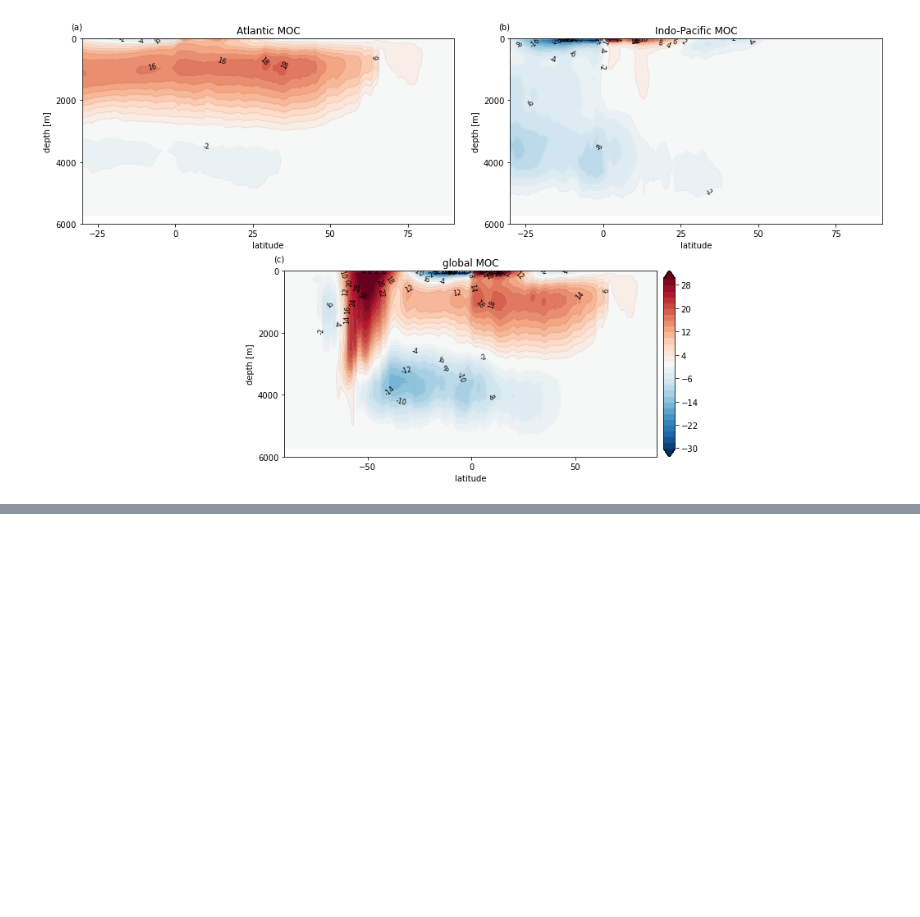
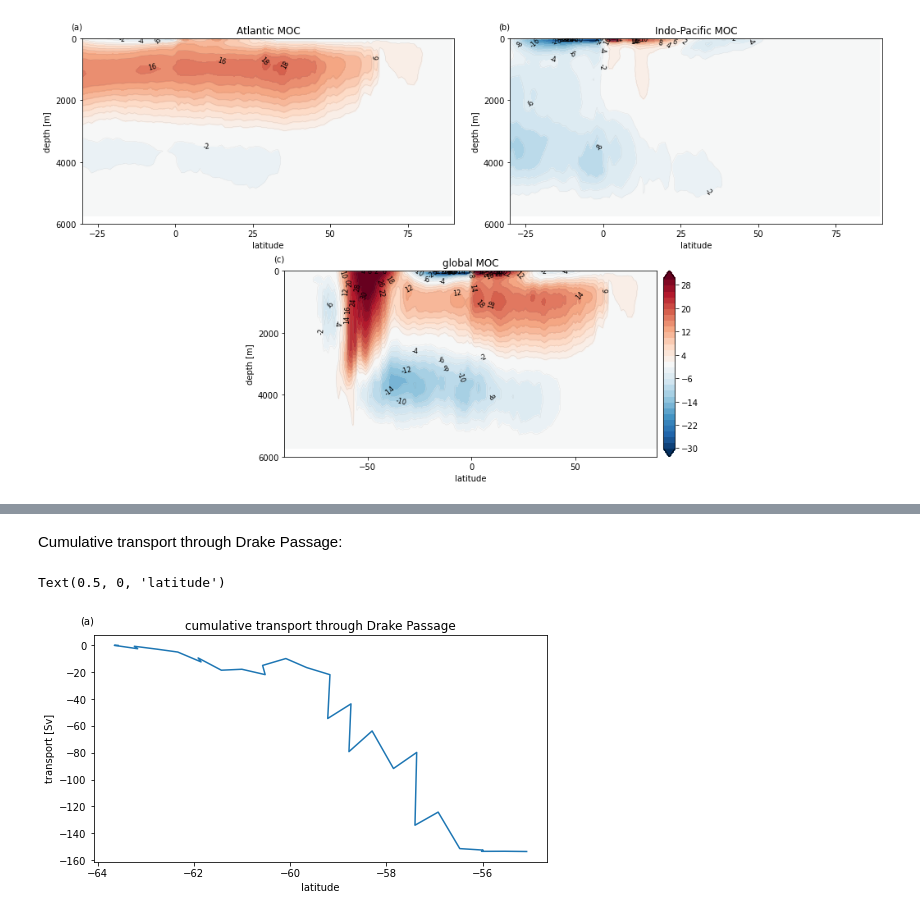
Before and after one commit to ppothapa/pyICON_EXCLAIM, a Jupyter notebook: notebooks/examp_pyicon_transports.ipynb, the cells around one changed output, grey strips where cells are left out. Saved outputs shown, nothing was run; the diff lists cells and outputs as text; code cells hidden in the pictures; blank space fills up the shorter version.

```diff
--- a/notebooks/examp_pyicon_transports.ipynb
+++ b/notebooks/examp_pyicon_transports.ipynb
@@ -221,0 +301,17 @@ for ax in hca:
+# %% [markdown]
+Cumulative transport through Drake Passage:
+# %%
+hca, hcb = pyic.arrange_axes(1,1, plot_cb=False, asp=0.5, fig_size_fac=2.,
+                               sharex=True, sharey=True, xlabel="", ylabel="",
+                            )
+ii=-1
+
+ii+=1; ax=hca[ii]; cax=hcb[ii]
+transp = (mass_flux_vint*IcD.edge_length*mask_drake_passage)[ie_drake_passage].cumsum()/1e6
+ax.plot(IcD.vlat[iv_drake_passage[1:]], transp)
+ax.set_title('cumulative transport through Drake Passage')
+ax.set_ylabel('transport [Sv]')
+ax.set_xlabel('latitude')
+# %% [output]
+Text(0.5, 0, 'latitude')
+[figure, added]
```
Also changed, not shown: parts of 11 cells of this notebook.
